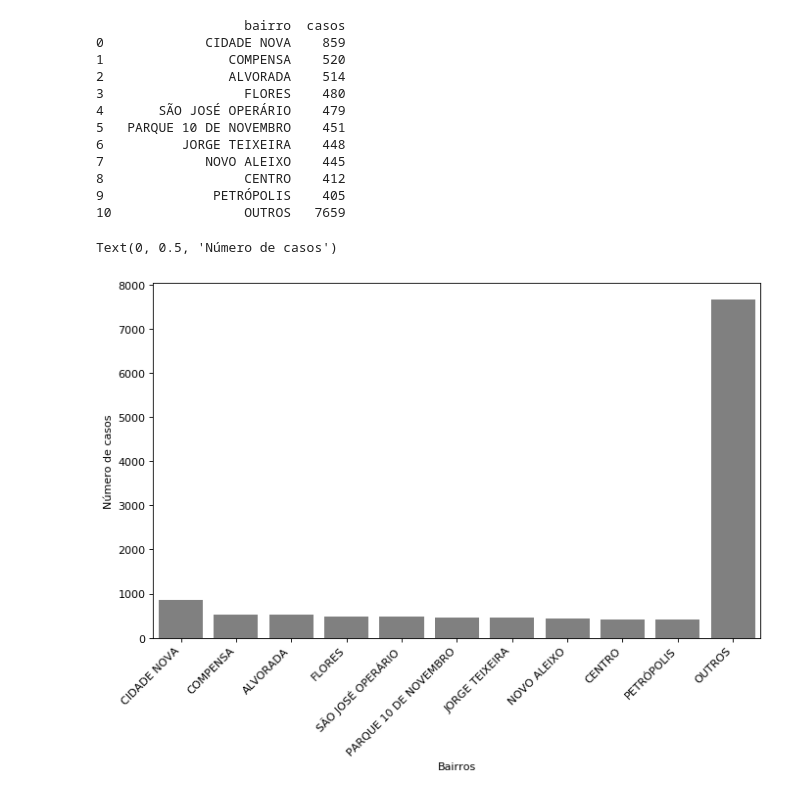
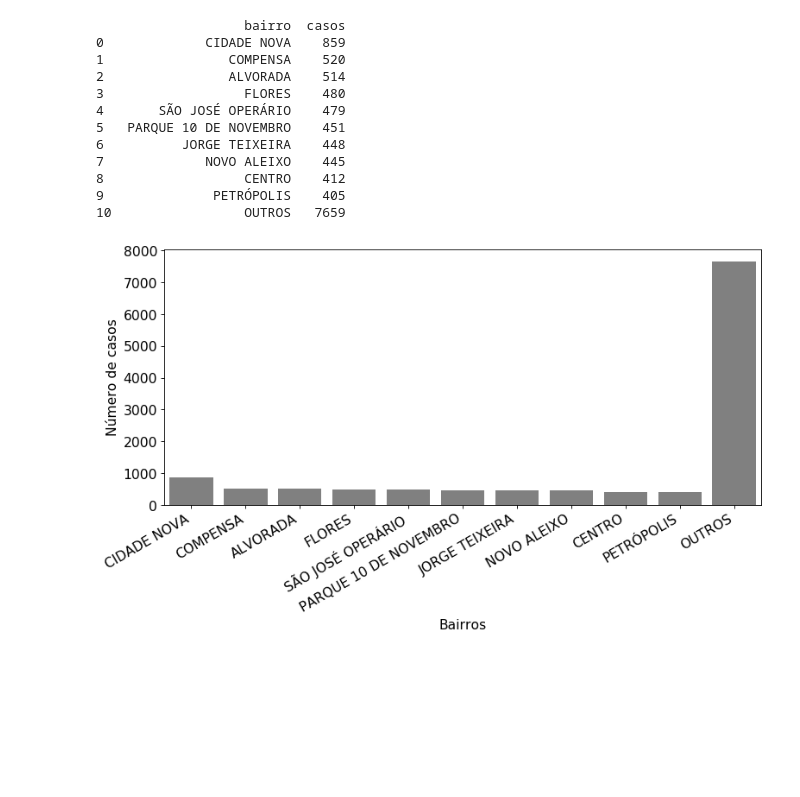
Before and after one commit to yonekura-dc/covid-manaus-redes-neurais2020, a Jupyter notebook: src/visualizacao.ipynb, the cells around one changed output. Drawn from its saved outputs; the diff is of its cells as text; code cells hidden in the pictures; blank space fills up the shorter version.

Commit message:
imagens

```diff
--- a/src/visualizacao.ipynb
+++ b/src/visualizacao.ipynb
@@ -18,6 +18,7 @@ df_sem_conclusao = df[df.columns.drop('_conclusao')].copy()
 df.dropna(inplace=True)
 #df_sem_conclusao.dropna(inplace=True)
 print("Casos confirmados depois do Filtro: ", len(df.index)) # confirmados antes do filtro
+plt.rcParams.update({'font.size': 14})
 # %% [output]
 Casos confirmados antes do Filtro:  36947
 Casos confirmados depois do Filtro:  12672
@@ -42,9 +43,11 @@ print(bairros)
 # %%
 fig=plt.figure(figsize=(10, 6), dpi= 80, facecolor='w', edgecolor='k')
 ax = sns.barplot(x='bairro',y='casos',data=bairros,color='grey')
-plt.xticks(rotation=45,ha='right')
+
+plt.xticks(rotation=30,ha='right')
 ax.set_xlabel('Bairros')
 ax.set_ylabel('Número de casos')
+plt.tight_layout()
+plt.savefig('top10_bairros.png')
 # %% [output]
-Text(0, 0.5, 'Número de casos')
-[figure, old version]
+[figure, new version]
```
Also changed, not shown: parts of 7 cells of this notebook, 8 other files.
